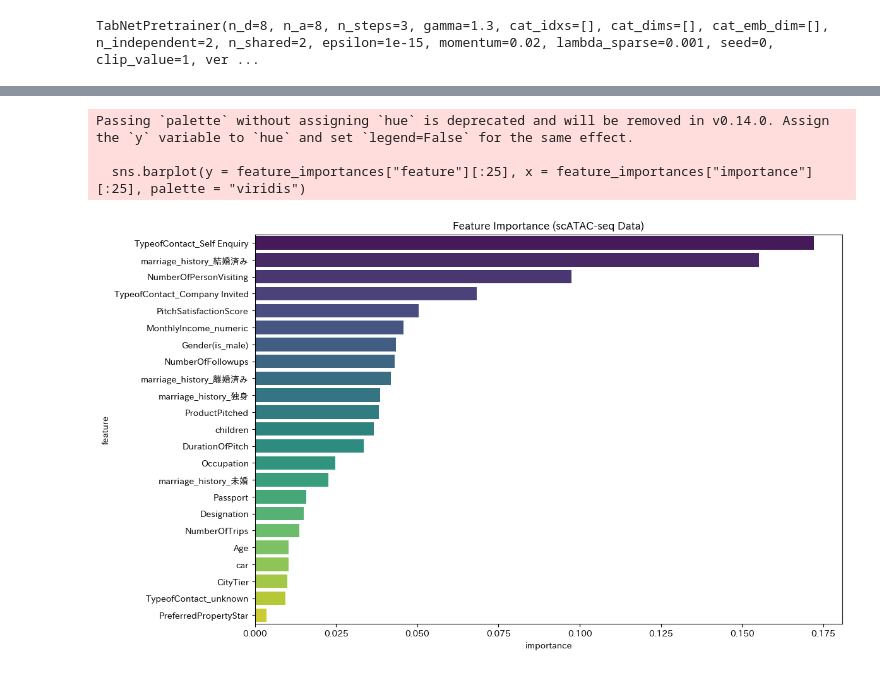
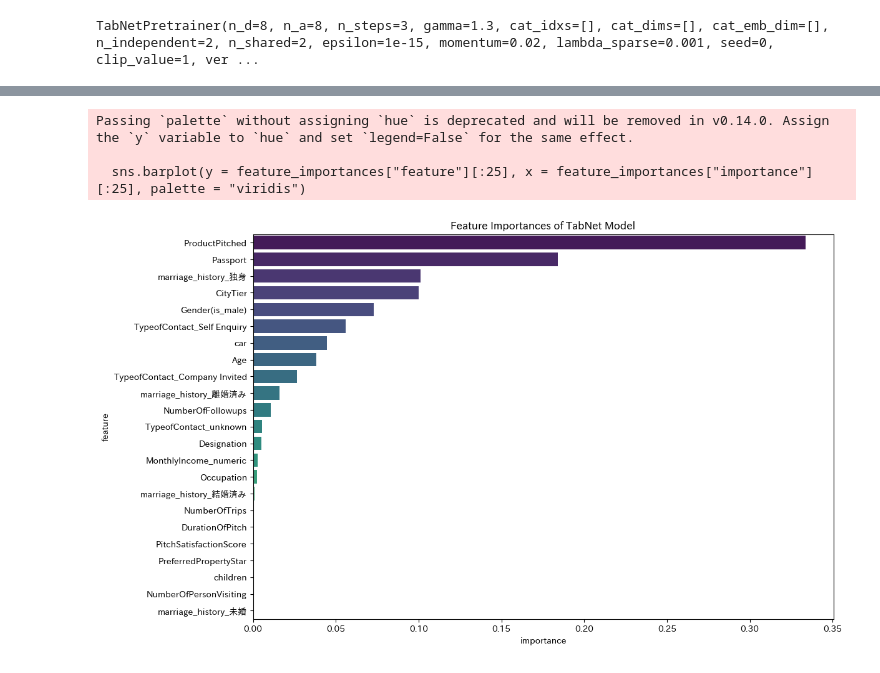
Before and after one commit to Daku-on/signate_cup_2024, a Jupyter notebook: src/03_tabnet.ipynb, the cells around one changed output, grey strips where cells are left out. Saved outputs shown, nothing was run; the diff lists cells and outputs as text; code cells hidden in the pictures.

```diff
--- a/src/03_tabnet.ipynb
+++ b/src/03_tabnet.ipynb
@@ -157,0 +304,2 @@ torch.save(tabnet_model, model_directory_name+"/tabnet_model.pth")
+# %%
+tabnet_model = joblib.load(model_directory_name + "/20240812best_tabnet_model.pkl")
@@ -165,19 +339,19 @@ feature_importances["importance"] = tabnet_model.feature_importances_
 # %%
 feature_importances.sort_values(
     by = "importance",
     ascending = False,
     inplace = True
 )
 plt.figure(figsize = (12, 8))
 sns.barplot(y = feature_importances["feature"][:25], x = feature_importances["importance"][:25], palette = "viridis")
-plt.title("Feature Importance (scATAC-seq Data)")
-plt.savefig(data_directory_name + "/feat_imp_tb_atac.png", dpi = 100)
+plt.title("Feature Importances of TabNet Model")
+plt.savefig(data_directory_name + "/feat_imp_tb_atac_2.png", dpi = 100)
 plt.show()
 # %% [output]
 Passing `palette` without assigning `hue` is deprecated and will be removed in v0.14.0. Assign the `y` variable to `hue` and set `legend=False` for the same effect.
 
   sns.barplot(y = feature_importances["feature"][:25], x = feature_importances["importance"][:25], palette = "viridis")
-[figure, old version]
+[figure, new version]
 # %%
 val_predicted_df = pd.DataFrame()
 val_predicted_df["acutual"] = y_val
```
Also changed, not shown: parts of 15 cells of this notebook, 1 other file.
